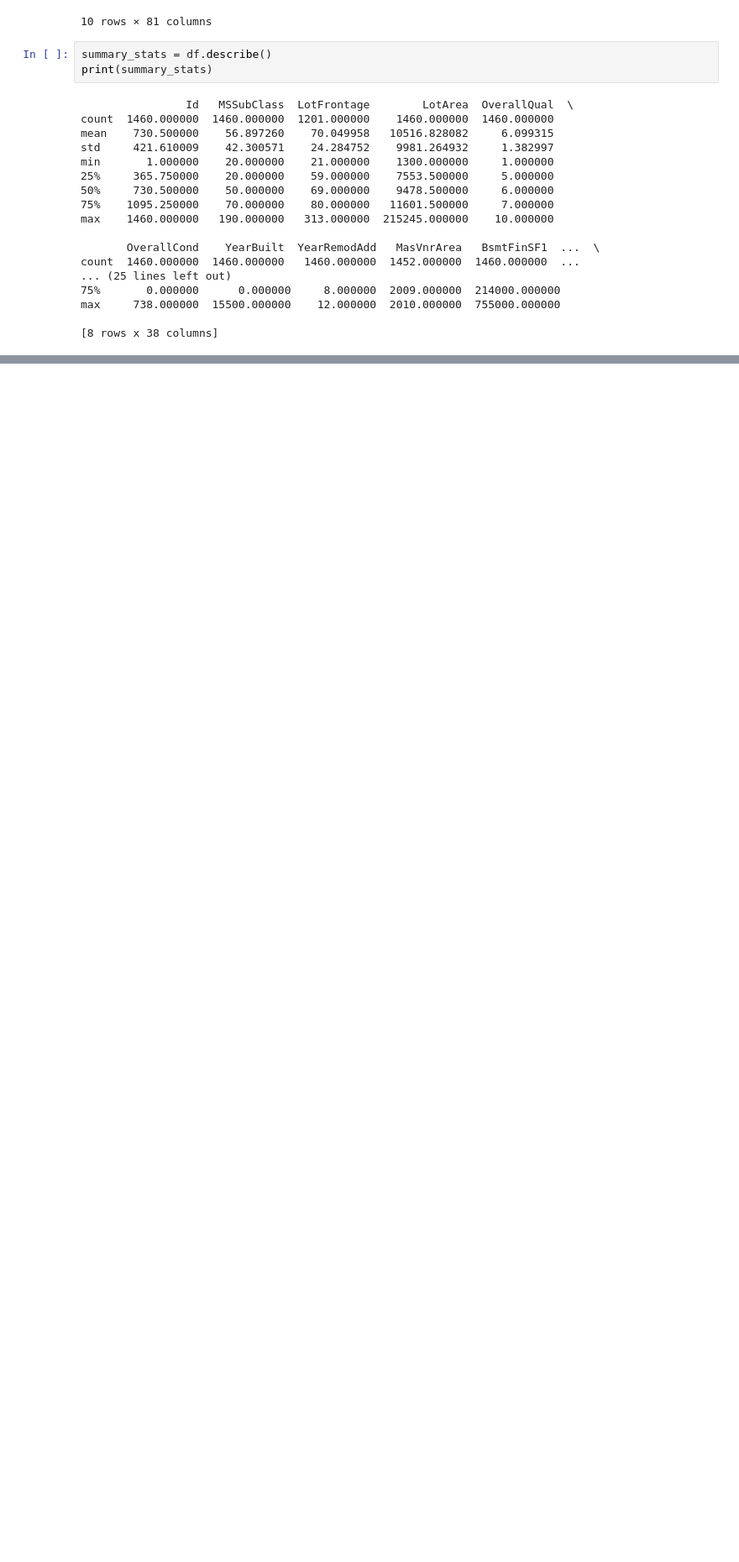
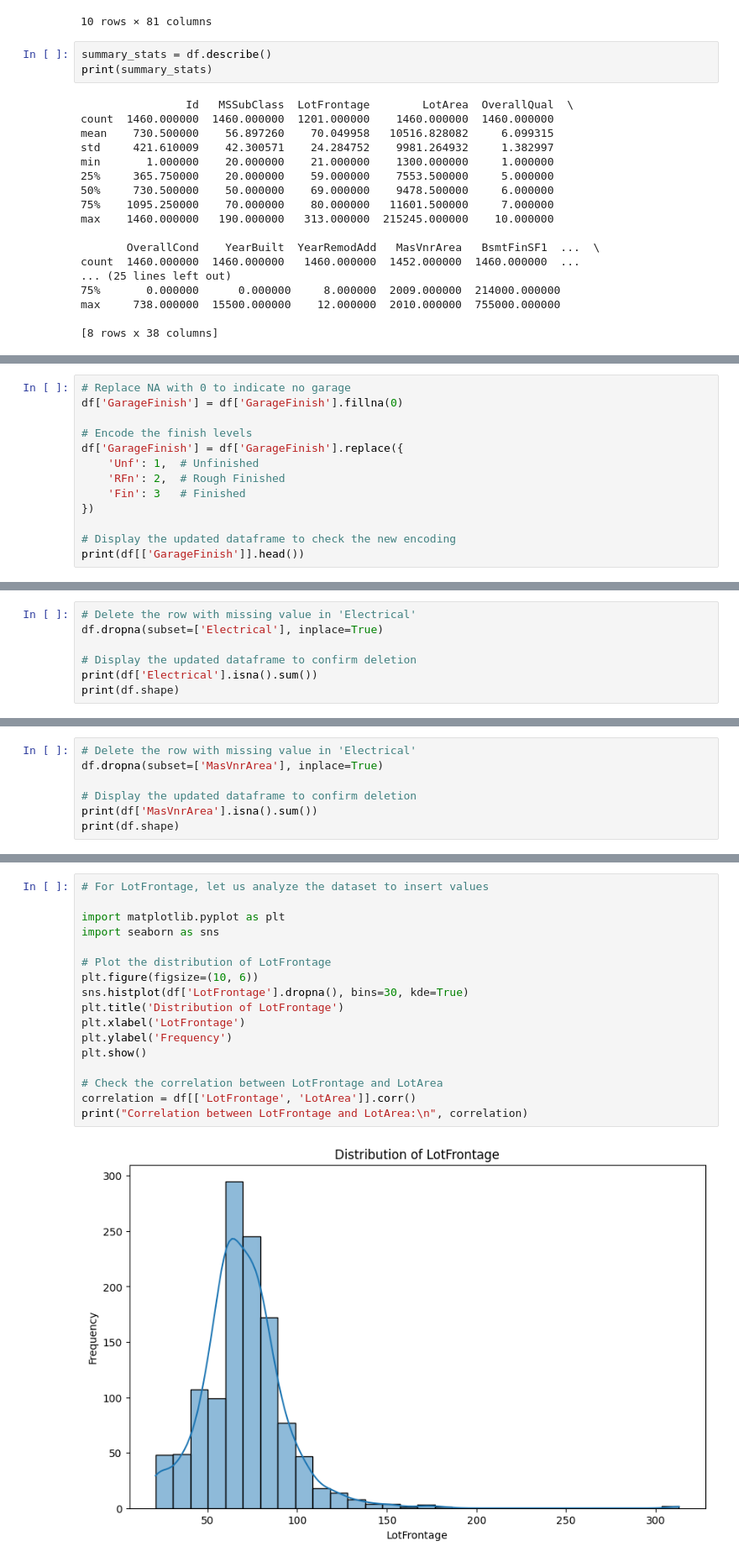
Before and after one commit to typ1cal/house-prices-advanced-regression-techniques, a Jupyter notebook: main.ipynb, the cells around one changed output, grey strips where cells are left out. Shown: that part at 84% size. Saved outputs shown, nothing was run; the diff lists cells and outputs as text; blank space fills up the shorter version.

```diff
--- a/main.ipynb
+++ b/main.ipynb
@@ -42,0 +231,13 @@ max     738.000000  15500.000000    12.000000  2010.000000  755000.000000
+# %%
+# Replace NA with 0 to indicate no garage
+df['GarageFinish'] = df['GarageFinish'].fillna(0)
+
+# Encode the finish levels
+df['GarageFinish'] = df['GarageFinish'].replace({
+    'Unf': 1,  # Unfinished
+    'RFn': 2,  # Rough Finished
+    'Fin': 3   # Finished
+})
+
+# Display the updated dataframe to check the new encoding
+print(df[['GarageFinish']].head())
@@ -42,0 +467,7 @@ max     738.000000  15500.000000    12.000000  2010.000000  755000.000000
+# %%
+# Delete the row with missing value in 'Electrical'
+df.dropna(subset=['Electrical'], inplace=True)
+
+# Display the updated dataframe to confirm deletion
+print(df['Electrical'].isna().sum())
+print(df.shape)
@@ -42,0 +477,7 @@ max     738.000000  15500.000000    12.000000  2010.000000  755000.000000
+# %%
+# Delete the row with missing value in 'Electrical'
+df.dropna(subset=['MasVnrArea'], inplace=True)
+
+# Display the updated dataframe to confirm deletion
+print(df['MasVnrArea'].isna().sum())
+print(df.shape)
@@ -42,0 +509,19 @@ max     738.000000  15500.000000    12.000000  2010.000000  755000.000000
+# %%
+# For LotFrontage, let us analyze the dataset to insert values
+
+import matplotlib.pyplot as plt
+import seaborn as sns
+
+# Plot the distribution of LotFrontage
+plt.figure(figsize=(10, 6))
+sns.histplot(df['LotFrontage'].dropna(), bins=30, kde=True)
+plt.title('Distribution of LotFrontage')
+plt.xlabel('LotFrontage')
+plt.ylabel('Frequency')
+plt.show()
+
+# Check the correlation between LotFrontage and LotArea
+correlation = df[['LotFrontage', 'LotArea']].corr()
+print("Correlation between LotFrontage and LotArea:\n", correlation)
+# %% [output]
+[figure, added]
```
Also changed, not shown: parts of 55 cells of this notebook, 5 other files.
